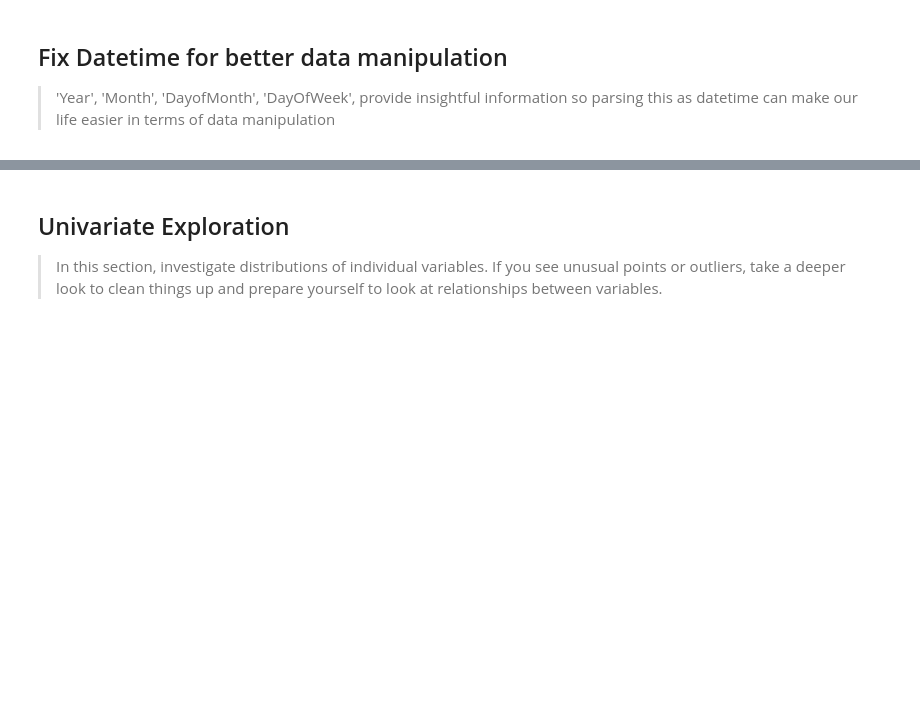
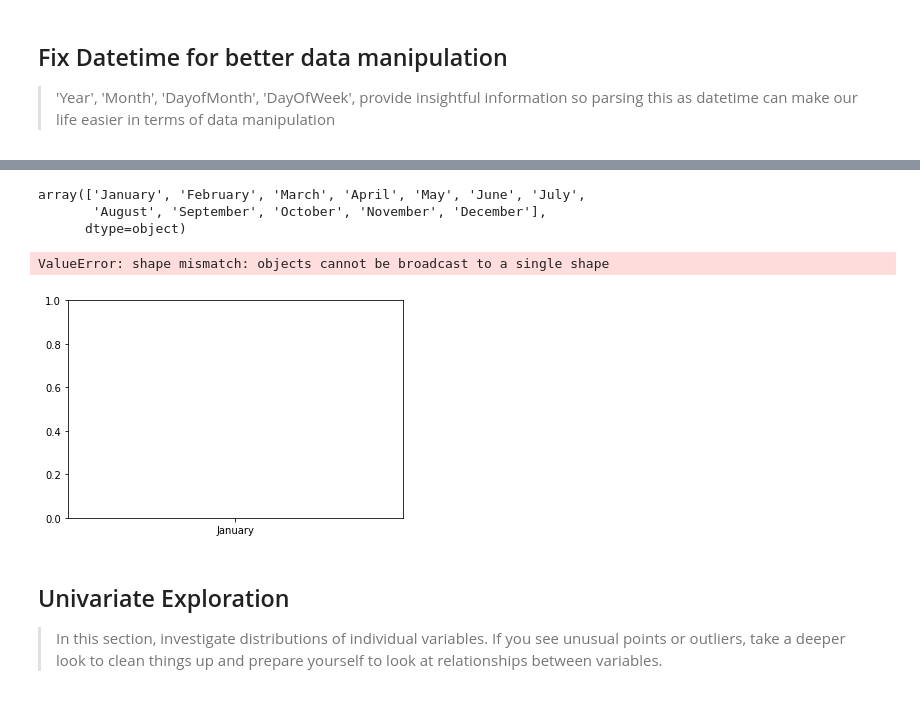
Before and after one commit to chpolyzo/Flight-Delays, a Jupyter notebook: exploration.ipynb, the cells around one changed output, grey strips where cells are left out. Saved outputs shown, nothing was run; the diff lists cells and outputs as text; code cells hidden in the pictures; blank space fills up the shorter version.

```diff
--- a/exploration.ipynb
+++ b/exploration.ipynb
@@ -118,6 +106,3 @@ df_08.info()
 ## Fix Datetime for better data manipulation
 
 > 'Year', 'Month', 'DayofMonth', 'DayOfWeek', provide insightful information so parsing this as datetime can make our life easier in terms of data manipulation
-# %%
-#I use calendar package to parse months by name
-df_88.Month = df_88.Month.apply(lambda x: calendar.month_name[x])
@@ -127,0 +137,5 @@ IndexError: list index out of range
+# %%
+#I use calendar package to parse months by name, and create my x axis for visualizing my barplot
+df_88[df_88.ArrDelay.isna() == True] = df_88[df_88.ArrDelay.isna() == True].Month.apply(lambda x: calendar.month_name[x])
+#I want to see how many delays I have for each month in my null delayed dataset, and create y value for barplot
+df_88[df_88.ArrDelay.isna() == True] = df_88[df_88.ArrDelay.isna() == True].Month.value_counts()
@@ -128,3 +144,9 @@ IndexError: list index out of range
+# %%
+#to fit in the length of the calendal.day_name we need to subtrack 1 sonce python starts counting from 0 not 1
+df_88.DayOfWeek = df_88.DayOfWeek.apply(lambda x: calendar.day_name[x-1])
+# %%
+#to fit in the length of the calendal.day_name we need to subtrack 1 sonce python starts counting from 0 not 1
+df_88.DayOfWeek = df_88.DayOfWeek.apply(lambda x: calendar.day_name[x-1])
 # %%
 #I want to see which months are present in my null delayed dataset, and create an x-axes for my barplot
 #I use unique() to do this
@@ -135,8 +193,19 @@ df_88[df_88.ArrDelay.isna() == True].Month.value_counts()
+# %%
+df_88[df_88.ArrDelay.isna() == True].Month.apply(lambda x: calendar.month_name[x]).unique()
+# %% [output]
+array(['January', 'February', 'March', 'April', 'May', 'June', 'July',
+       'August', 'September', 'October', 'November', 'December'],
+      dtype=object)
 # %%
 #I create a barplot using the above information
-plt.bar(df_88[df_88.ArrDelay.isna() == True].Month.unique(), df_88[df_88.ArrDelay.isna() == True].Month.value_counts());
+#I use calendar package to parse months by name, and create my x axis for visualizing my barplot
+#I want to see how many delays I have for each month in my null delayed dataset, and create y value for barplot
+plt.bar(df_88[df_88.ArrDelay.isna() == True].Month.apply(lambda x: calendar.month_name[x]), df_88[df_88.ArrDelay.isna() == True].Month.value_counts());
 locs, labels = plt.xticks() #set locaction and labels for xticks
-plt.xticks(np.arange(12), df_88.Month.unique(), rotation=90); #specify where xsticks should be, their names and rodation
+plt.xticks(np.arange(12), df_88[df_88.ArrDelay.isna() == True].Month.apply(lambda x: calendar.month_name[x]).unique(), rotation=90); #specify where xsticks should be, their names and rodation
+# %% [output]
+ValueError: shape mismatch: objects cannot be broadcast to a single shape
+[figure, added]
 # %%
 #Get some visual insights about NANs in the 'ArrDelay' feature for 1988 dataset
 plt.figure(figsize = [15,5])
```
Also changed, not shown: parts of 14 cells of this notebook.
